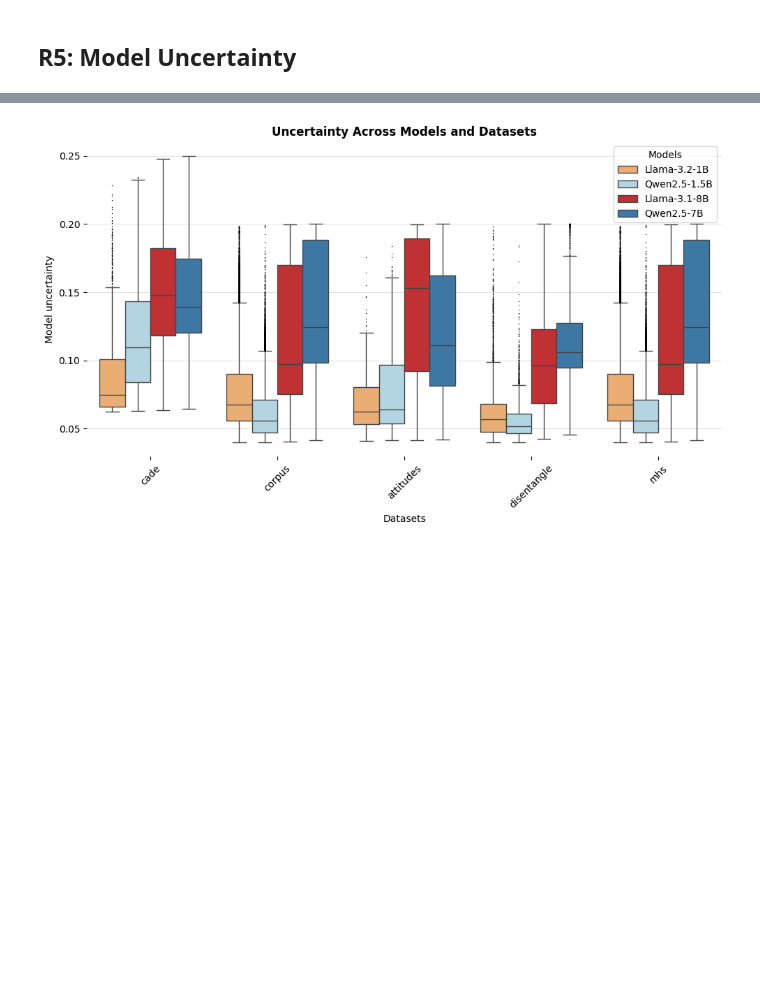
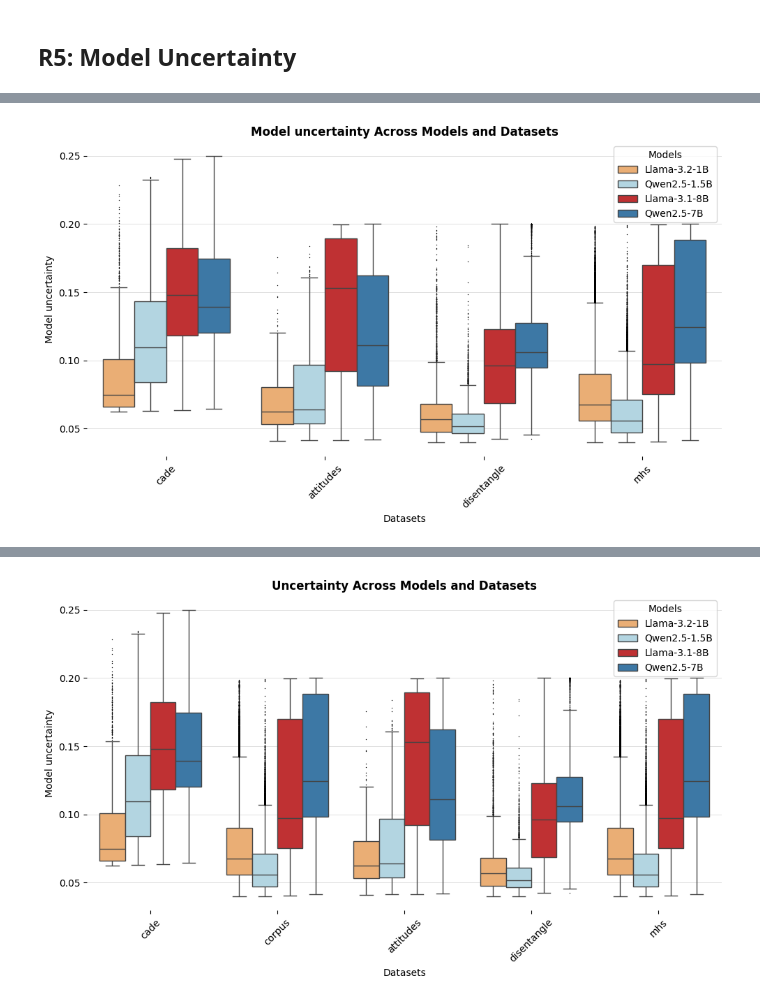
Before and after one commit to aequa-tech/ghost-annotator, a Jupyter notebook: src/Z.plot_viz.ipynb, the cells around one changed output, grey strips where cells are left out. Drawn from its saved outputs; the diff is of its cells as text; code cells hidden in the pictures; blank space fills up the shorter version.

Commit message:
plots 1 and 2

```diff
--- a/src/Z.plot_viz.ipynb
+++ b/src/Z.plot_viz.ipynb
@@ -307,3 +339,91 @@ plt.show()
 [figure]
 # %% [markdown]
 ## R5: Model Uncertainty
+# %%
+import os
+import pandas as pd
+import matplotlib.pyplot as plt
+import seaborn as sns
+from matplotlib.ticker import FuncFormatter
+
+# Definisci la cartella contenente i file CSV
+cartella_output = '../output_def'  # Sostituisci con il percorso corretto
+
+
+# Funzione per estrarre i dati necessari per il box plot
+def estrai_dati_box_plot(file_csv):
+    # Leggi il file CSV
+    df = pd.read_csv(file_csv)
+
+    # Raggruppa per comment_id e prendi un valore di brier_score_model unico per ogni comment_id
+    df_unique = df[['comment_id', 'brier_score_model']].drop_duplicates()
+
+    # Unisci altre informazioni come il modello e dataset per etichettare correttamente
+    model_name = file_csv.split('/')[-1].split('_')[2]
+    dataset_name = file_csv.split('_')[-1].split(".")[0]
+
+    df_unique['model_name'] = model_name
+    df_unique['dataset_name'] = dataset_name
+
+    return df_unique
+
+
+# Lista dei file CSV nella cartella di output
+file_csvs = [f for f in os.listdir(cartella_output) if f.startswith('step_1_') and f.endswith('.csv')]
+print(file_csvs)
+# Crea un DataFrame vuoto per contenere i risultati
+dati_box_plot = []
+
+# Estrai i dati per ogni file CSV
+for file_csv in file_csvs:
+    df = estrai_dati_box_plot(os.path.join(cartella_output, file_csv))
+    dati_box_plot.append(df)
+
+# Combina tutti i risultati in un unico DataFrame
+df_box_plot = pd.concat(dati_box_plot, ignore_index=True)
+
+# Crea un nuovo dataframe con i nomi rimappati per i modelli
+df_box_plot['model_name'] = df_box_plot['model_name'].map(mappatura_modelli)
+df_box_plot['dataset_name'] = df_box_plot['dataset_name'].map(mappatura_dataset)
+print(df_box_plot)
+# Creazione del box plot
+plt.figure(figsize=(10, 6))
+
+# Ordina i modelli per una visualizzazione chiara
+modelli_ordinati = ['Llama-3.2-1B', 'Qwen2.5-1.5B', 'Llama-3.1-8B',
+                    'Qwen2.5-7B']  # Sostituisci con i tuoi nomi di modello
+# Ordina i datasets in ordine alfabetico inverso
+#dataset_ordinati = sorted(df_box_plot['dataset_name'].unique(), reverse=True)
+# Impostiamo i flierprops per ridurre la dimensione delle palline (outliers)
+flierprops = dict(marker='o', markerfacecolor='black', markersize=1, markeredgewidth=0)
+
+sns.boxplot(x='dataset_name', y='brier_score_model', hue='model_name', data=df_box_plot,
+            hue_order=modelli_ordinati, palette=['#fdae61','#abd9e9','#d7191c','#2c7bb6'],
+            flierprops=flierprops)
+
+# Aggiusta la formattazione
+plt.title('Model uncertainty Across Models and Datasets', fontweight='bold')
+plt.xlabel('Datasets')
+plt.ylabel('Model uncertainty')
+plt.xticks(rotation=45)
+plt.legend(title="Models")
+plt.gca().spines['top'].set_visible(False)
+plt.gca().spines['right'].set_visible(False)
+plt.gca().spines['left'].set_visible(False)
+plt.gca().spines['bottom'].set_visible(False)
+plt.grid(axis='y', color='lightgray', linestyle='-', linewidth=0.5, zorder=0)  # Griglia orizzontale, grigia chiara
+
+plt.tight_layout()
+plt.savefig("figures/model_uncertainty_across_models_and_datasets.png")
+
+
+# Mostra il grafico
+plt.show()
+
+# Calcola la media per ogni combinazione di modello e dataset
+media_per_model_dataset = df_box_plot.groupby(['model_name', 'dataset_name'])['brier_score_model'].mean().reset_index()
+
+# Stampa i valori della media
+print("Media dei Brier Scores per modello e dataset:")
+print(media_per_model_dataset)
+# %% [output]
@@ -309,0 +447 @@ plt.show()
+[figure, added]
```
Also changed, not shown: parts of 3 cells of this notebook, 2 other files.
